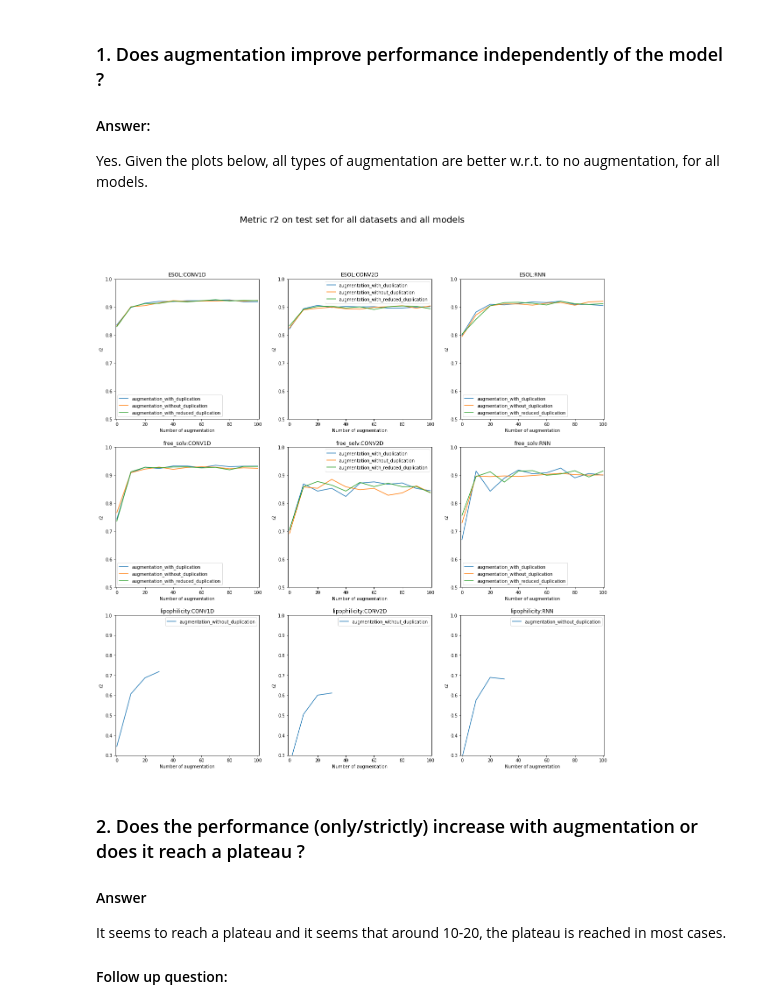
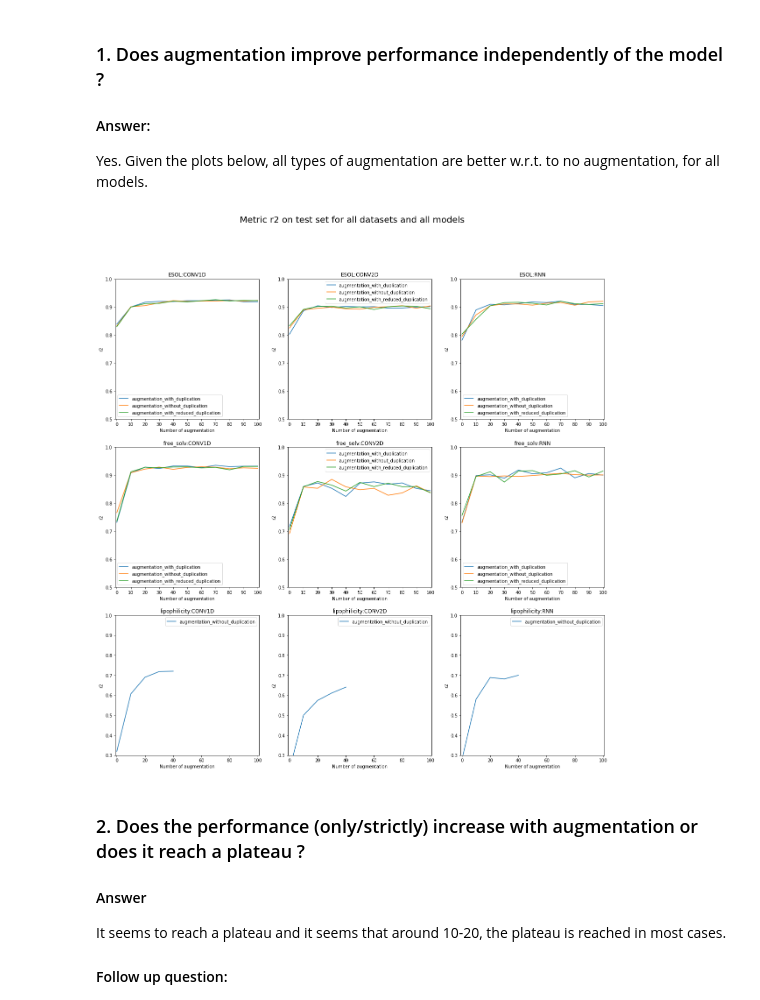
Before and after one commit to volkamerlab/maxsmi, a Jupyter notebook: maxsmi/results_final.ipynb, the cells around one changed output. Drawn from its saved outputs; the diff is of its cells as text; code cells hidden in the pictures.

```diff
--- a/maxsmi/results_final.ipynb
+++ b/maxsmi/results_final.ipynb
@@ -27,21 +27,26 @@ We are looking to answer these questions:
 from maxsmi.utils_analysis import retrieve_metric
 import matplotlib.pyplot as plt
 # %%
-def plot_metric(metric, set_, max_augmentation=100, start=10):
+def plot_metric(metric="r2", set_="test",
+                max_augmentation=100,
+                step=10,
+                start=0):
     """
     Plots the metric of interest on the set of interest.
 
     Parameters
     ----------
-    metric : str
+    metric : str, default r2
         The metric of interest, such as the r2 score,
         time or mean squared error.
-    set_ : str
+    set_ : str, default test
         The train set or test set.
     augmentation_strategy : str
             The augmentation strategy used.
     max_augmentation : int, default is 100.
         The largest number of augmentation that was performed.
+    step : int, default 10
+        The step in the augmentation number.
     start : int
         Which augmentation number to start with.
         If 0, no augmentation is taken into account.
@@ -67,10 +72,10 @@ def plot_metric(metric, set_, max_augmentation=100, start=10):
                     "augmentation_with_reduced_duplication"
                 ]:
                     x = [elem for elem in range(start,
-                                                max_augmentation + 10, 10)]
+                                                max_augmentation+step, step)]
                     y_task_model_strategy = []
                     for augmentation_num in range(start,
-                                                  max_augmentation + 10, 10):
+                                                  max_augmentation+step, step):
                         y = retrieve_metric(
                             metric,
                             set_,
@@ -89,15 +94,21 @@ def plot_metric(metric, set_, max_augmentation=100, start=10):
                     if metric == "r2":
                         # ax[i, j].set_ylim([0.82, 1])
                         ax[i, j].set_ylim([0.5, 1])
-                        ax[i, j].set_xlim([start-1, 100+1])
+                        ax[i, j].set_xlim([start-1, max_augmentation+1])
+                        ax[i, j].set_xticks([elem for elem in
+                                             range(start,
+                                                   max_augmentation+step,
+                                                   step)])
                     caption = f"{augmentation_strategy}"
                     legend_.append(caption)
                     ax[i, j].legend(legend_)
             if task == "lipophilicity":
                 augmentation_strategy = "augmentation_without_duplication"
                 y_task_model_strategy = []
-                x = [elem for elem in range(start, 30 + 10, 10)]
-                for augmentation_num in range(start, 30 + 10, 10):
+                x = [elem for elem in range(start,
+                                            50, step)]
+                for augmentation_num in range(start,
+                                              50, step):
                     y = retrieve_metric(
                         metric,
                         set_,
@@ -131,9 +142,9 @@ def plot_metric(metric, set_, max_augmentation=100, start=10):
 
 Yes. Given the plots below, all types of augmentation are better w.r.t. to no augmentation, for all models.
 # %%
-plot_metric("r2", "test", start=0)
+plot_metric("r2", "test")
 # %% [output]
-[figure, old version]
+[figure, new version]
 # %% [markdown]
 ### 2. Does the performance (only/strictly) increase with augmentation or does it reach a plateau ?
 
```
Also changed, not shown: parts of 1 cell of this notebook.
